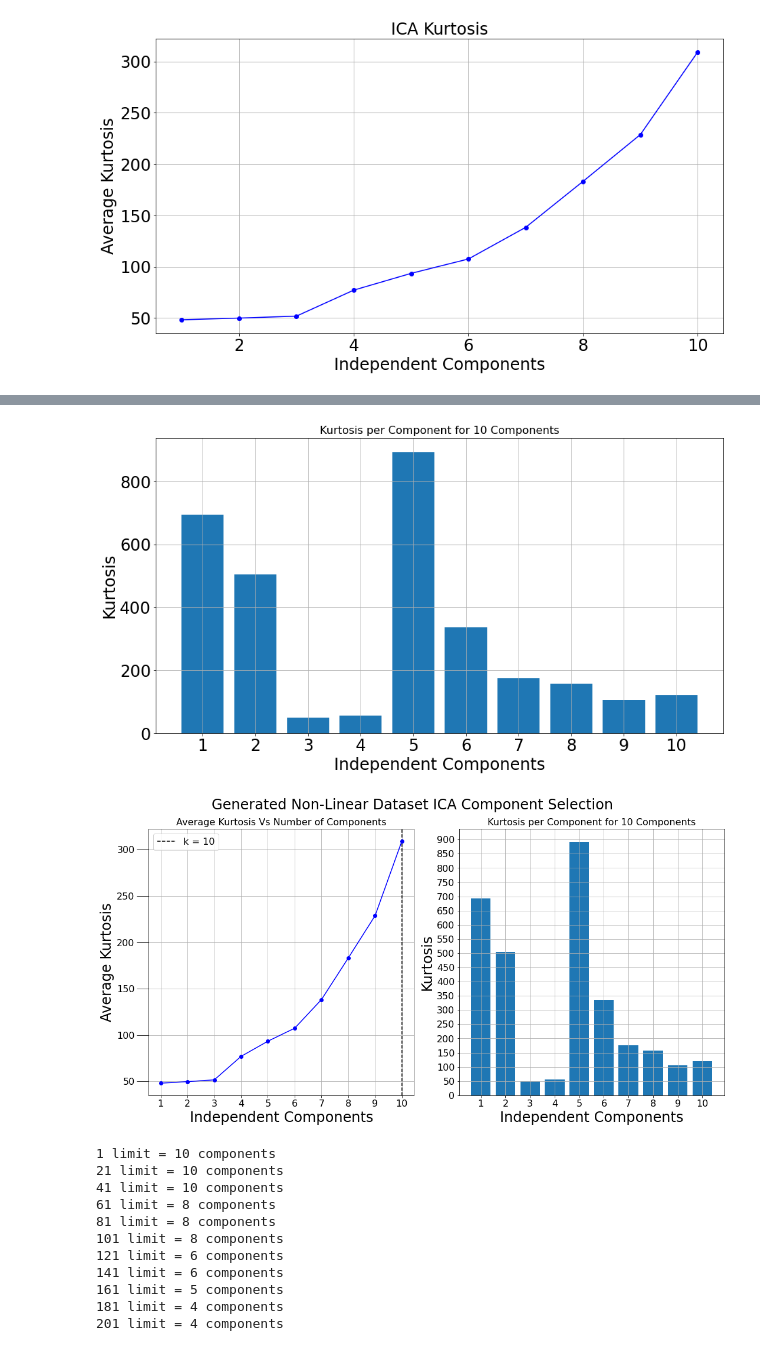
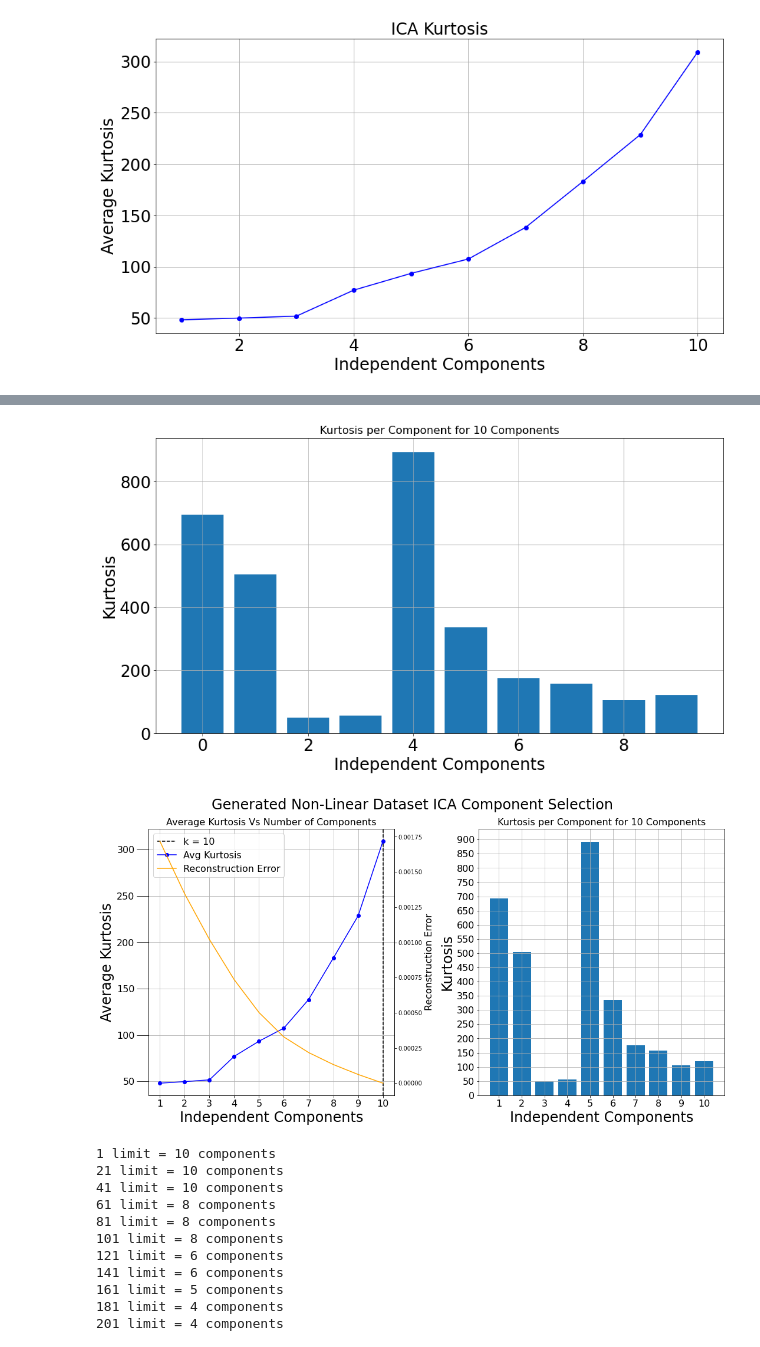
Before and after one commit to Inquisitive-ME/UnSupervisedLearning_Project_Code, a Jupyter notebook: DimensionalityReduction/generated_noisy_non-linear_Dimensionality_Reduction.ipynb, the cells around one changed output, grey strips where cells are left out. Saved outputs shown, nothing was run; the diff lists cells and outputs as text; code cells hidden in the pictures.

```diff
--- a/DimensionalityReduction/generated_noisy_non-linear_Dimensionality_Reduction.ipynb
+++ b/DimensionalityReduction/generated_noisy_non-linear_Dimensionality_Reduction.ipynb
@@ -46,5 +47,5 @@ common.plot_pca_component_selection(X_train_gnnl, num_features, DATASET, x_tick_
 # %%
-pca_best_num_components = 5
+pca_best_num_components = 6
 pca = PCA(n_components=pca_best_num_components)
 pca.fit(X_train_gnnl)
 X_train_transformed = pca.transform(X_train_gnnl)
@@ -125,27 +176,26 @@ plt.show()
 # %%
-best_ica_components=num_features
-ica = FastICA(random_state=42)
+ica = FastICA(random_state=42, max_iter=500)
 ica.set_params(n_components=best_ica_components)
 X_train_gnnl_ica = ica.fit_transform(X_train_gnnl)
 X_train_gnnl_ica_df = pd.DataFrame(X_train_gnnl_ica)
 ica_kurt = X_train_gnnl_ica_df.kurt(axis=0)
 # %%
 plt.figure(figsize=default_figure_size)
-plt.xticks(n_components_x, fontsize=fontsize)
+plt.xticks(fontsize=fontsize)
 plt.yticks(fontsize=fontsize)
-plt.bar(x=n_components_x, height=ica_kurt)
+plt.bar(x=[i for i in range(best_ica_components)], height=ica_kurt)
 plt.xlabel("Independent Components", fontsize=fontsize)
 plt.ylabel("Kurtosis", fontsize=fontsize)
 plt.title("Kurtosis per Component for {} Components".format(best_ica_components), fontsize=16)
 
 plt.grid()
 # %% [output]
-[figure, old version]
+[figure, new version]
 # %%
 reload(common)
-common.plot_ica_selection(n_components_x, kurtosis, best_ica_components, ica_kurt, DATASET,x_tick_spacing=1, ax2_y_ticks=50)
+common.plot_ica_selection(n_components_x, kurtosis, best_ica_components, ica_kurt, DATASET, ica_reconstruction_error=ica_reconstruction_error, x_tick_spacing=1, ax2_y_ticks=50)
 # %% [output]
-[figure, old version]
+[figure, new version]
 # %%
 for i in range(1, 300, 20):
     print("{} limit = {} components".format(i, len(ica_kurt[ica_kurt>i])))
```
Also changed, not shown: parts of 13 cells of this notebook, 4 other files.
